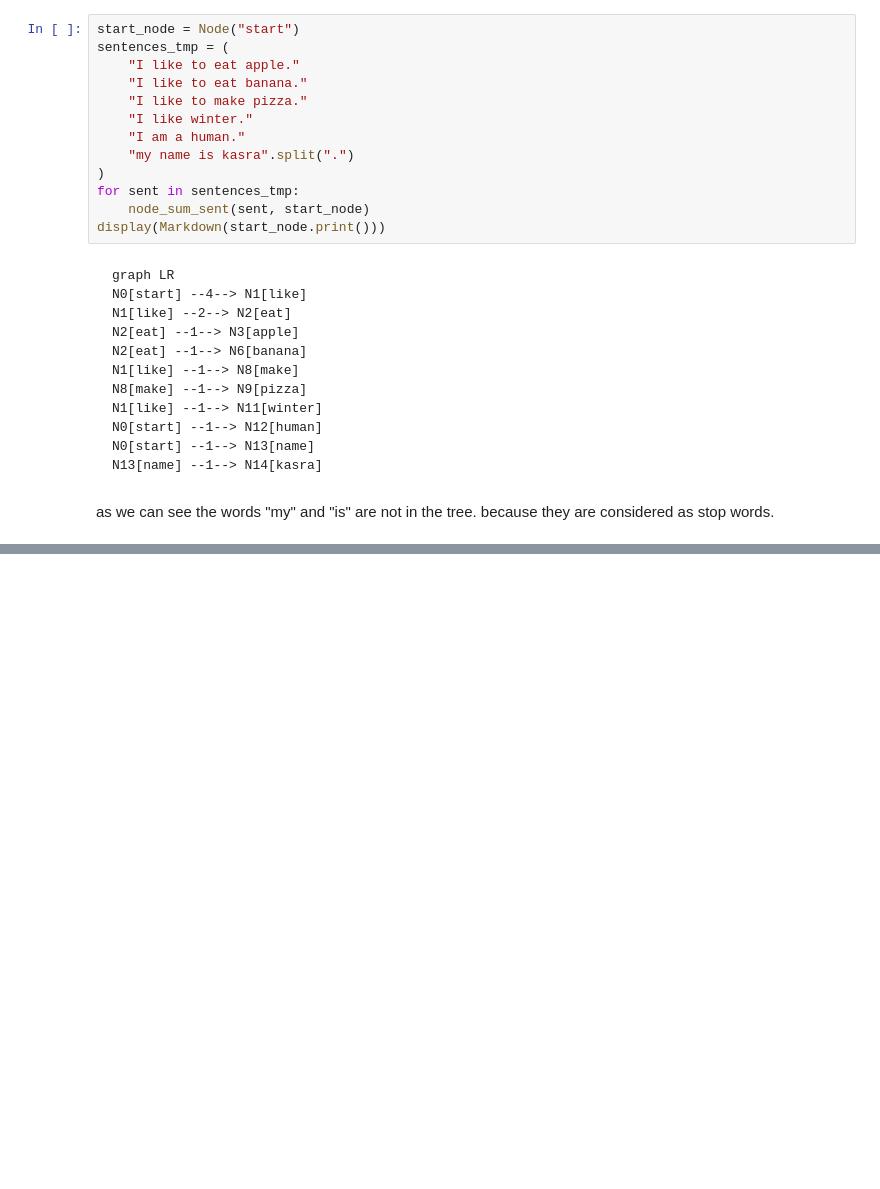
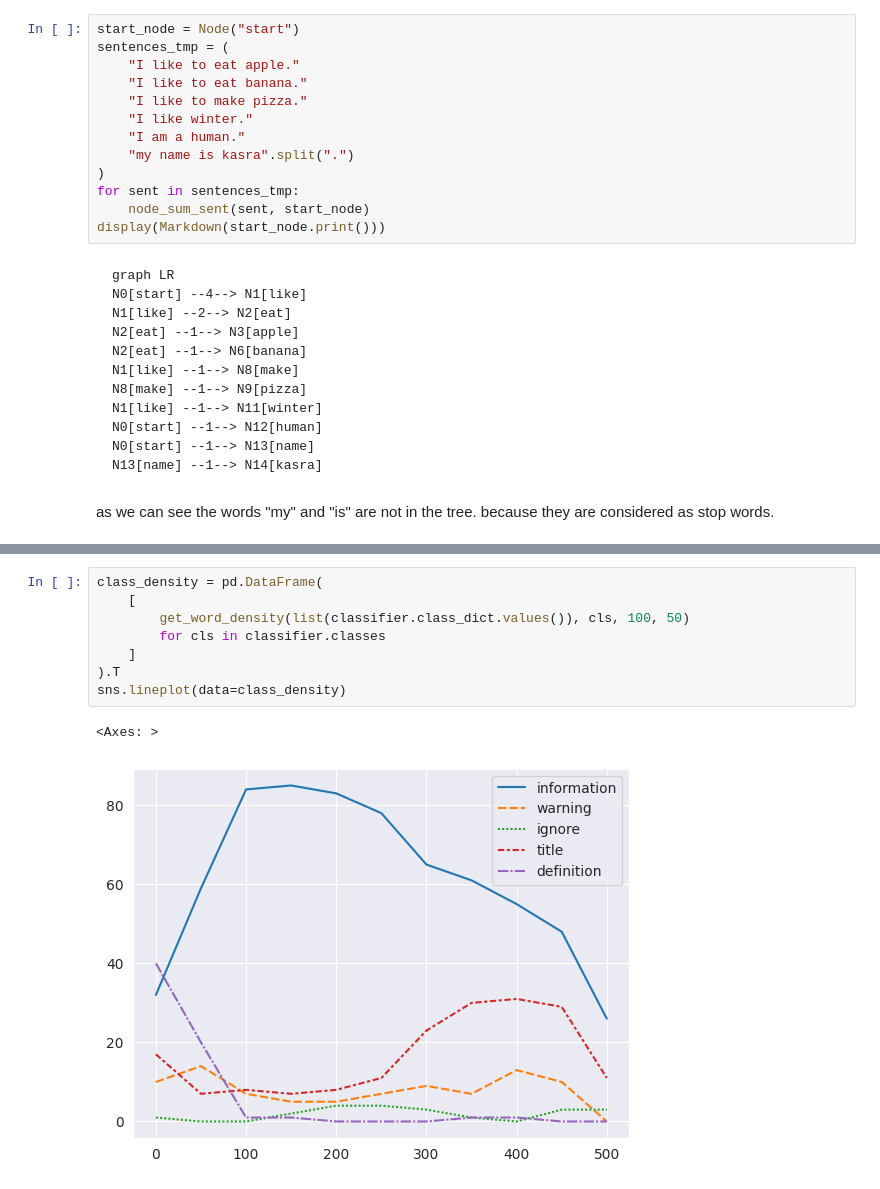
Before and after one commit to kkasra12/act_visualization, a Jupyter notebook: main.ipynb, the cells around one changed output, grey strips where cells are left out. Cells and saved outputs as stored; diff of their text form; blank space fills up the shorter version.

```diff
--- a/main.ipynb
+++ b/main.ipynb
@@ -1057,0 +1093,11 @@ N39003[artificial] --2--> N39004[intelligence]
+# %%
+class_density = pd.DataFrame(
+    [
+        get_word_density(list(classifier.class_dict.values()), cls, 100, 50)
+        for cls in classifier.classes
+    ]
+).T
+sns.lineplot(data=class_density)
+# %% [output]
+<Axes: >
+[figure, added]
```
Also changed, not shown: parts of 25 cells of this notebook, 2 other files.
